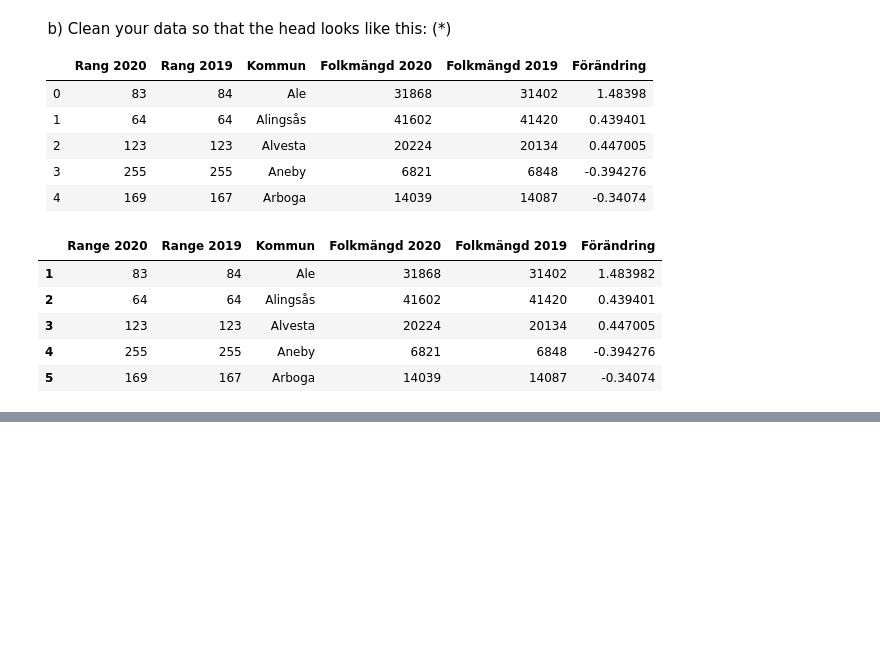
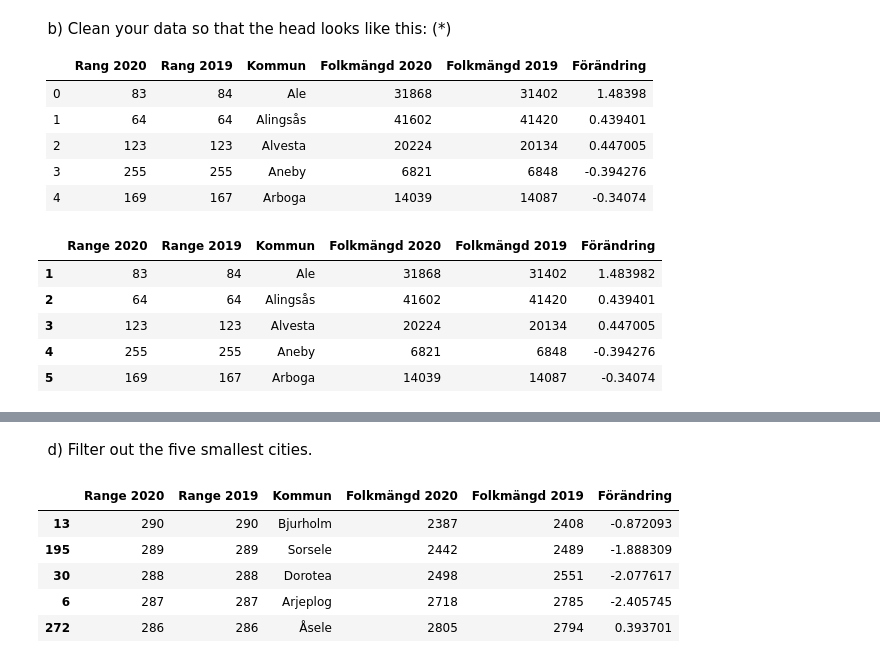
Before and after one commit to VineelaNedunuri/Databehandling-Vineela-Nedunuri, a Jupyter notebook: Exercises/E00_pandas_basic_syntax.ipynb, the cells around one changed output, grey strips where cells are left out. Saved outputs shown, nothing was run; the diff lists cells and outputs as text; code cells hidden in the pictures; blank space fills up the shorter version.

```diff
--- a/Exercises/E00_pandas_basic_syntax.ipynb
+++ b/Exercises/E00_pandas_basic_syntax.ipynb
@@ -220,0 +224,12 @@ df.head()
+# %% [markdown]
+&nbsp; d) Filter out the five smallest cities.
+# %%
+smallest_cities = df.sort_values(by="Folkmängd 2020", ascending= True).head()
+smallest_cities
+# %% [output]
+|  | Range 2020 | Range 2019 | Kommun | Folkmängd 2020 | Folkmängd 2019 | Förändring |
+| 13 | 290 | 290 | Bjurholm | 2387 | 2408 | -0.872093 |
+| 195 | 289 | 289 | Sorsele | 2442 | 2489 | -1.888309 |
+| 30 | 288 | 288 | Dorotea | 2498 | 2551 | -2.077617 |
+| 6 | 287 | 287 | Arjeplog | 2718 | 2785 | -2.405745 |
+| 272 | 286 | 286 | Åsele | 2805 | 2794 | 0.393701 |
```
Also changed, not shown: parts of 9 cells of this notebook.
